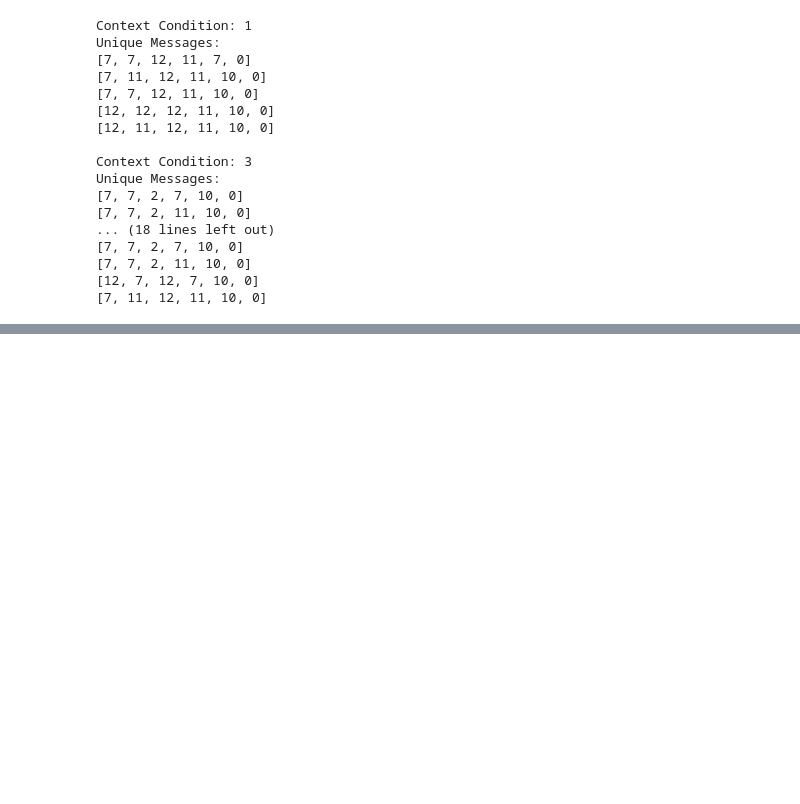
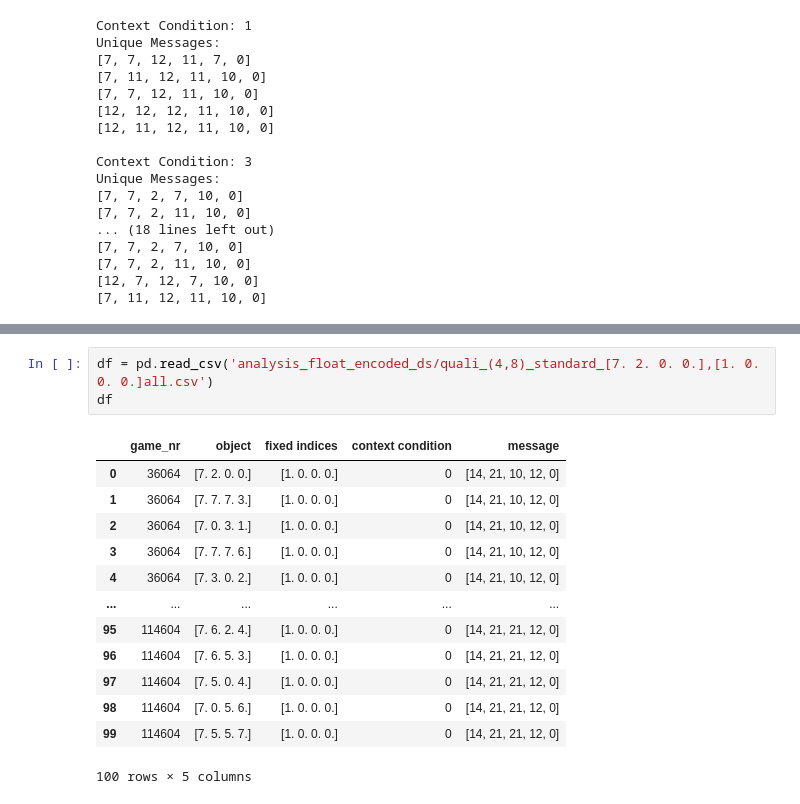
Before and after one commit to mariia55/emergent-abstractions_biased, a Jupyter notebook: analysis_qual_float_encoded.ipynb, the cells around one changed output, grey strips where cells are left out. Cells and saved outputs as stored; diff of their text form; blank space fills up the shorter version.

```diff
--- a/analysis_qual_float_encoded.ipynb
+++ b/analysis_qual_float_encoded.ipynb
@@ -308,0 +355,17 @@ Unique Messages:
+# %%
+df = pd.read_csv('analysis_float_encoded_ds/quali_(4,8)_standard_[7. 2. 0. 0.],[1. 0. 0. 0.]all.csv')
+df
+# %% [output]
+|  | game_nr | object | fixed indices | context condition | message |
+| 0 | 36064 | [7. 2. 0. 0.] | [1. 0. 0. 0.] | 0 | [14, 21, 10, 12, 0] |
+| 1 | 36064 | [7. 7. 7. 3.] | [1. 0. 0. 0.] | 0 | [14, 21, 10, 12, 0] |
+| 2 | 36064 | [7. 0. 3. 1.] | [1. 0. 0. 0.] | 0 | [14, 21, 10, 12, 0] |
+| 3 | 36064 | [7. 7. 7. 6.] | [1. 0. 0. 0.] | 0 | [14, 21, 10, 12, 0] |
+| 4 | 36064 | [7. 3. 0. 2.] | [1. 0. 0. 0.] | 0 | [14, 21, 10, 12, 0] |
+| ... | ... | ... | ... | ... | ... |
+| 95 | 114604 | [7. 6. 2. 4.] | [1. 0. 0. 0.] | 0 | [14, 21, 21, 12, 0] |
+| 96 | 114604 | [7. 6. 5. 3.] | [1. 0. 0. 0.] | 0 | [14, 21, 21, 12, 0] |
+| 97 | 114604 | [7. 5. 0. 4.] | [1. 0. 0. 0.] | 0 | [14, 21, 21, 12, 0] |
+| 98 | 114604 | [7. 0. 5. 6.] | [1. 0. 0. 0.] | 0 | [14, 21, 21, 12, 0] |
+| 99 | 114604 | [7. 5. 5. 7.] | [1. 0. 0. 0.] | 0 | [14, 21, 21, 12, 0] |
+100 rows × 5 columns
```
Also changed, not shown: parts of 11 cells of this notebook, 4 other files.
